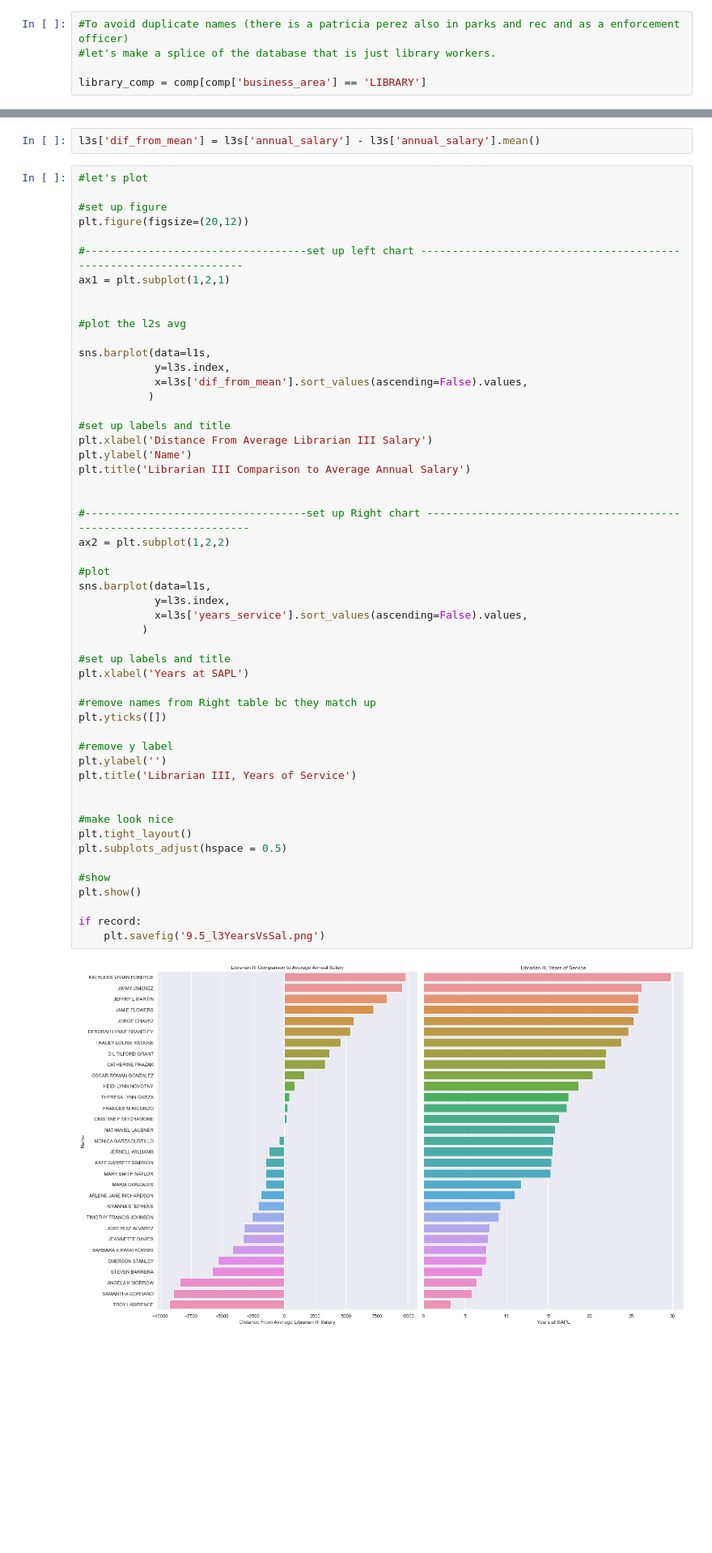
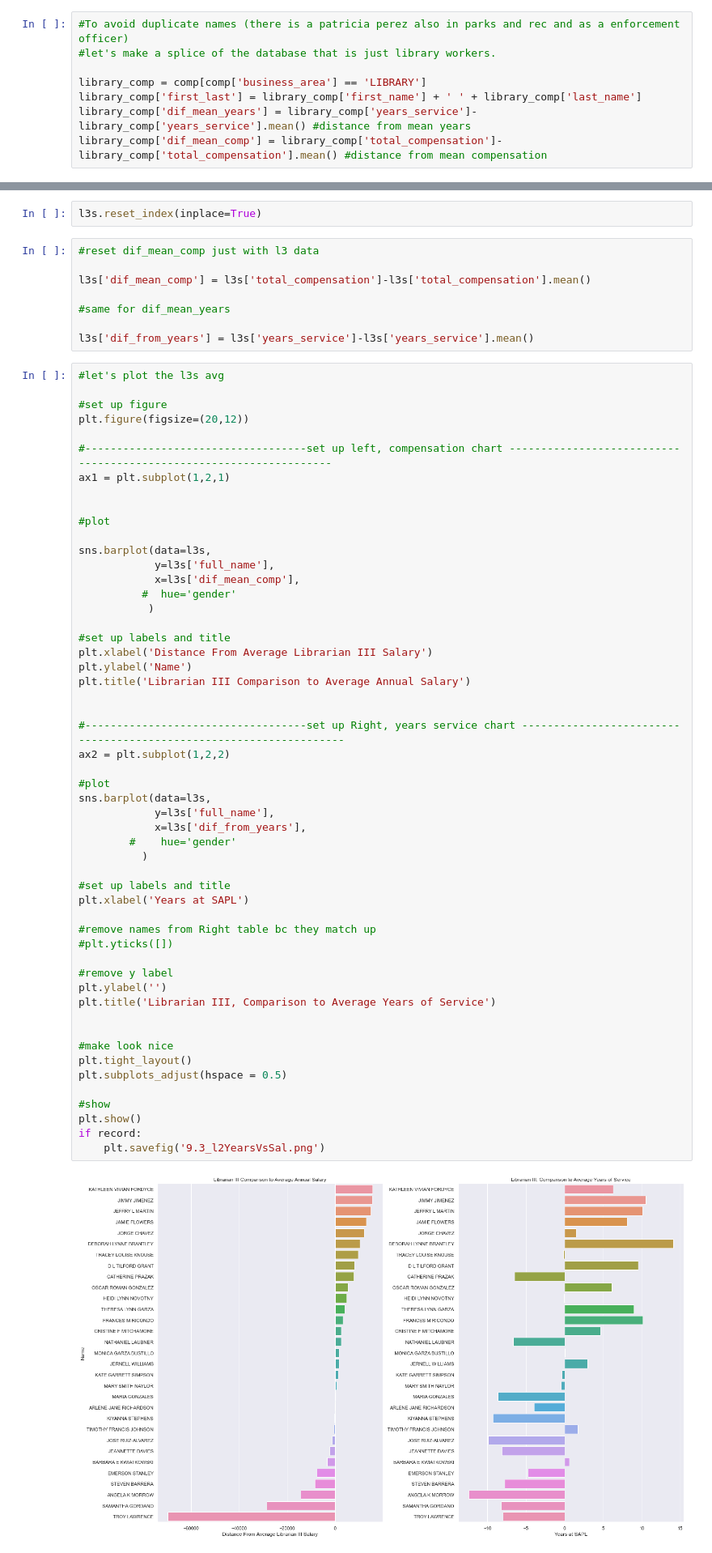
Before and after one commit to danschumac1/COSA_City_Compensation_2021, a Jupyter notebook: CityComp_Code.ipynb, the cells around one changed output, grey strips where cells are left out. Shown at 81% size. Cells and saved outputs as stored; diff of their text form; blank space fills up the shorter version.

```diff
--- a/CityComp_Code.ipynb
+++ b/CityComp_Code.ipynb
@@ -960,3 +929,6 @@ top_20_library
 #let's make a splice of the database that is just library workers.
 
 library_comp = comp[comp['business_area'] == 'LIBRARY']
+library_comp['first_last'] = library_comp['first_name'] + ' ' + library_comp['last_name']
+library_comp['dif_mean_years'] = library_comp['years_service']-library_comp['years_service'].mean() #distance from mean years
+library_comp['dif_mean_comp'] = library_comp['total_compensation']-library_comp['total_compensation'].mean() #distance from mean compensation
@@ -1227,56 +1309,65 @@ dtype: float64
-# %%
-l3s['dif_from_mean'] = l3s['annual_salary'] - l3s['annual_salary'].mean()
+# %%
+l3s.reset_index(inplace=True)
+# %%
+#reset dif_mean_comp just with l3 data
+
+l3s['dif_mean_comp'] = l3s['total_compensation']-l3s['total_compensation'].mean()
+
+#same for dif_mean_years
+
+l3s['dif_from_years'] = l3s['years_service']-l3s['years_service'].mean()
 # %%
-#let's plot
+#let's plot the l3s avg
 
 #set up figure
 plt.figure(figsize=(20,12))
 
-#-----------------------------------set up left chart -------------------------------------------------------------------
+#-----------------------------------set up left, compensation chart -------------------------------------------------------------------
 ax1 = plt.subplot(1,2,1)
 
 
-#plot the l2s avg
+#plot
 
-sns.barplot(data=l1s,
-            y=l3s.index,
-            x=l3s['dif_from_mean'].sort_values(ascending=False).values,
+sns.barplot(data=l3s,
+            y=l3s['full_name'],
+            x=l3s['dif_mean_comp'],
+          #  hue='gender'
            )
 
 #set up labels and title
 plt.xlabel('Distance From Average Librarian III Salary')
 plt.ylabel('Name')
 plt.title('Librarian III Comparison to Average Annual Salary')
 
 
-#-----------------------------------set up Right chart -------------------------------------------------------------------
+#-----------------------------------set up Right, years service chart -------------------------------------------------------------------
 ax2 = plt.subplot(1,2,2)
 
 #plot
-sns.barplot(data=l1s,
-            y=l3s.index,
-            x=l3s['years_service'].sort_values(ascending=False).values,
+sns.barplot(data=l3s,
+            y=l3s['full_name'],
+            x=l3s['dif_from_years'],
+        #    hue='gender'
           )
 
 #set up labels and title
 plt.xlabel('Years at SAPL')
 
 #remove names from Right table bc they match up
-plt.yticks([])
+#plt.yticks([])
 
 #remove y label
 plt.ylabel('')
-plt.title('Librarian III, Years of Service')
+plt.title('Librarian III, Comparison to Average Years of Service')
 
 
 #make look nice
 plt.tight_layout()
 plt.subplots_adjust(hspace = 0.5)
 
 #show
 plt.show()
-
 if record:
-    plt.savefig('9.5_l3YearsVsSal.png')
+    plt.savefig('9.3_l2YearsVsSal.png')
 # %% [output]
-[figure, old version]
+[figure, new version]
```
Also changed, not shown: parts of 58 cells of this notebook, 28 other files.
